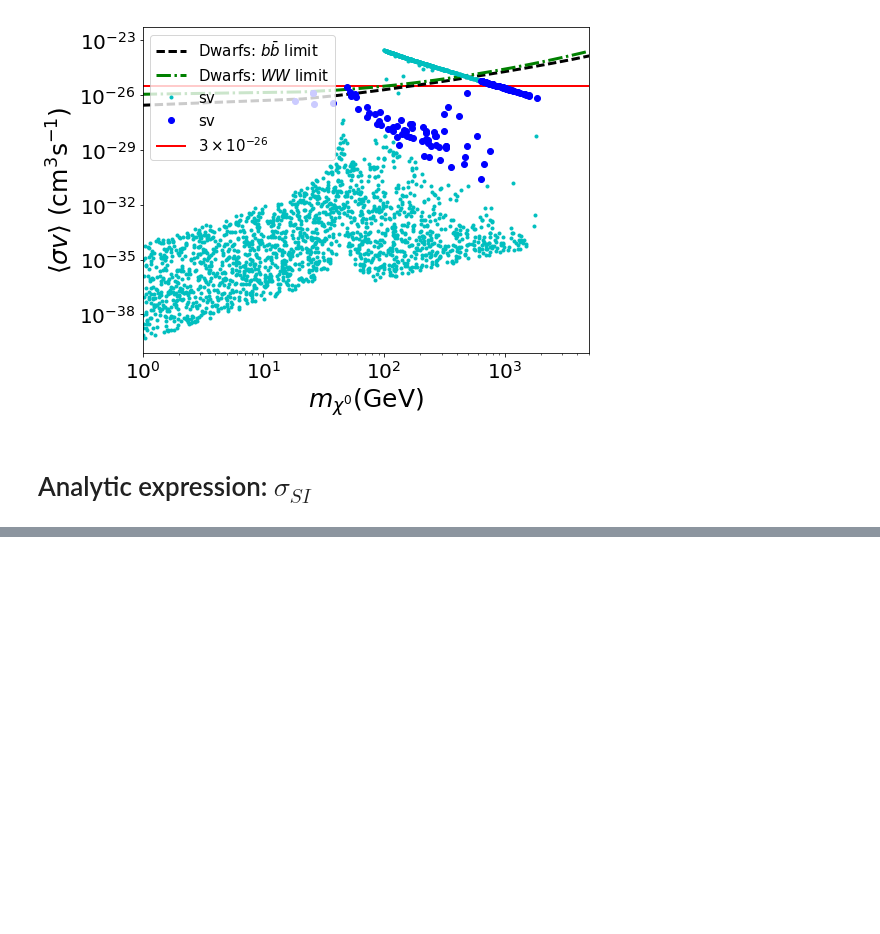
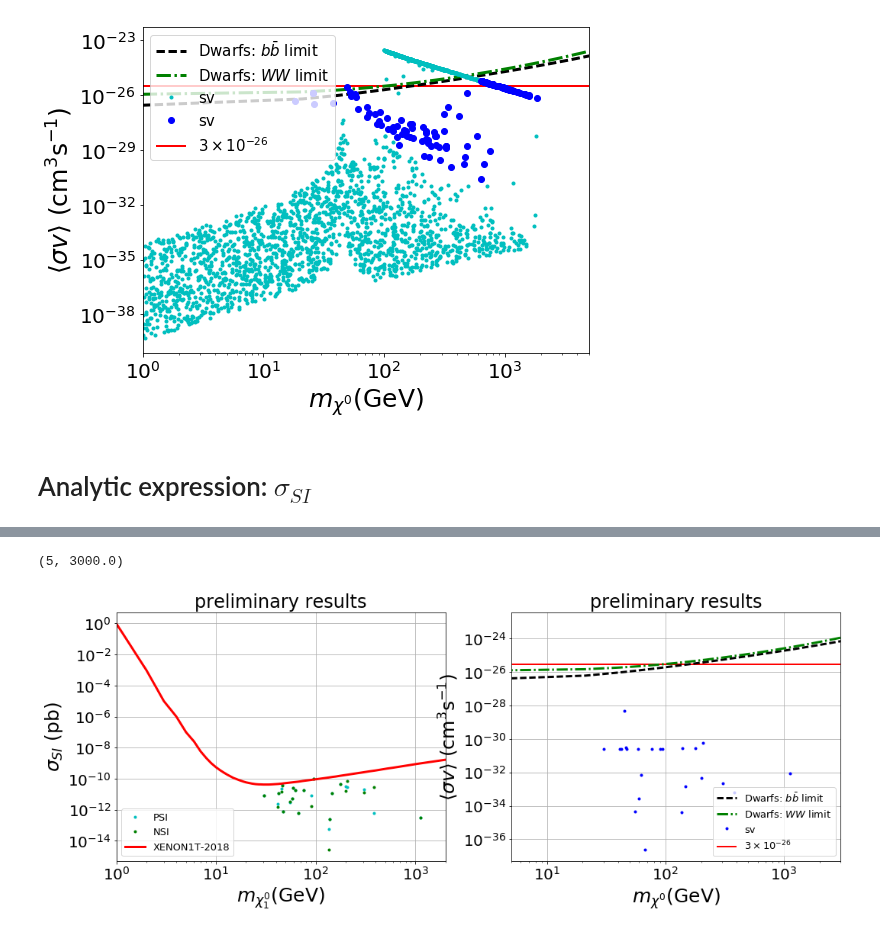
Before and after one commit to anferivera/SDdiracDM, a Jupyter notebook: run-model-general-scan.ipynb, the cells around one changed output, grey strips where cells are left out. Cells and saved outputs as stored; diff of their text form; code cells hidden in the pictures; blank space fills up the shorter version.

```diff
--- a/run-model-general-scan.ipynb
+++ b/run-model-general-scan.ipynb
@@ -348,0 +350,42 @@ plt.show()
+# %%
+plt.figure(figsize=(17,6))
+
+plt.subplot(121)
+plt.loglog(kk.mChi1, kk.PSI, 'c.')
+plt.loglog(kk.mChi1, kk.NSI, 'g.')
+#plt.plot(xDM.mChi1, xDM.NSI, 'ro',label='GP')
+#plt.plot(xDM.mChi1, xDM.PSI, 'ro',label='')
+
+n=np.arange(1,9000)
+plt.loglog(n,XENON1T(n)*1e+36,'r-',lw=3,label='XENON1T-2018')
+
+plt.xlabel(r'$m_{\chi^0_1}$(GeV)',size=25)
+plt.ylabel(r'$\sigma_{SI} $ (pb)',size=25)
+plt.legend(prop={'size':13},loc='lower left')
+plt.grid()
+plt.xlim(1e0,2e3)
+plt.title('preliminary results')
+
+plt.subplot(122)
+plt.hlines(3e-26,0.1,1e4,'r',lw=2,label=r'$3\times 10^{-26}$')
+##Plot xx-->> bb --> tt
+m=np.linspace(1,10000,500)
+plt.semilogy(m,sigmav_bb_fit(m),'k--',lw=3,label=r'Dwarfs: $b\bar{b}$ limit')
+plt.semilogy(m,sigmav_ww_fit(m),'g-.',lw=3,label=r'Dwarfs: $WW$ limit')
+
+plt.loglog(kk.mChi1, kk.sv , 'b.')
+#plt.loglog(xDM.mChi1, xDM.sv , 'ro',label='GP')
+#plt.loglog(xDM.mChi1, xDM.sv , 'ro',label='')
+
+plt.legend(prop={'size':13},loc='lower right')
+plt.grid()
+plt.title('preliminary results')
+
+plt.xlabel(r'$m_{\chi^0}$(GeV)',size=25)
+plt.ylabel(r'$\langle\sigma v\rangle $ $($cm$^{3} $s$^{-1})$',size=25)
+
+#plt.ylim(1e-35,1e-24)
+plt.xlim(5,3e3)
+# %% [output]
+(5, 3000.0)
+[figure, added]
```
Also changed, not shown: parts of 25 cells of this notebook, 3 other files.
